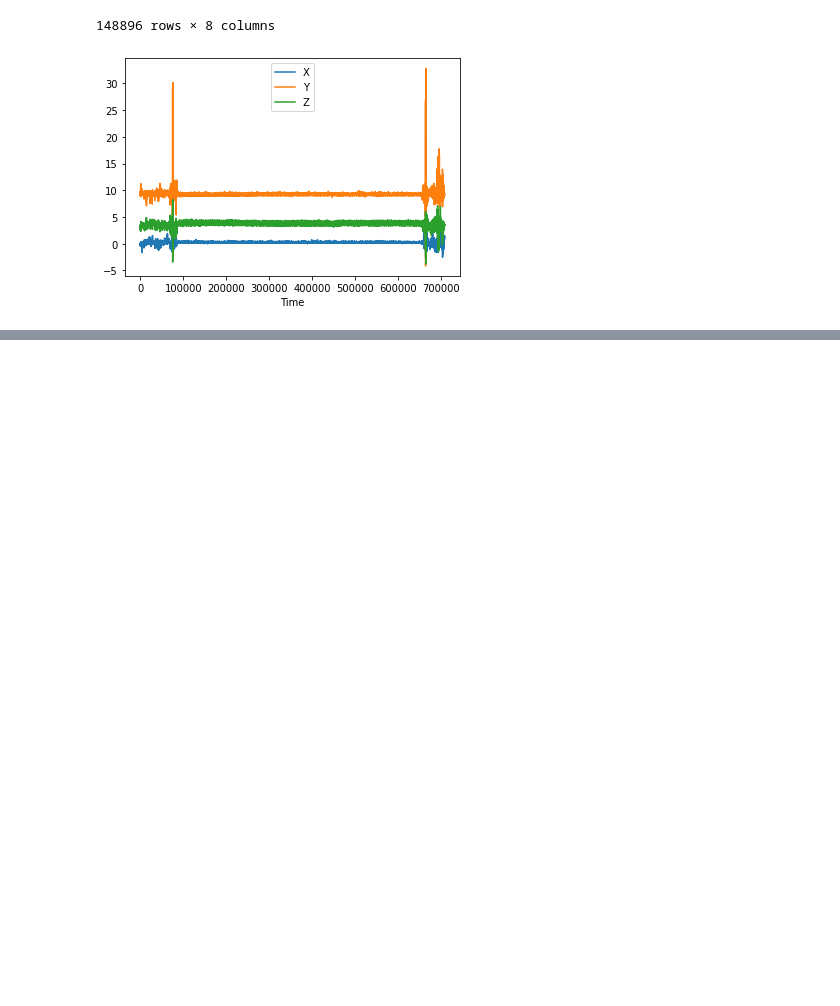
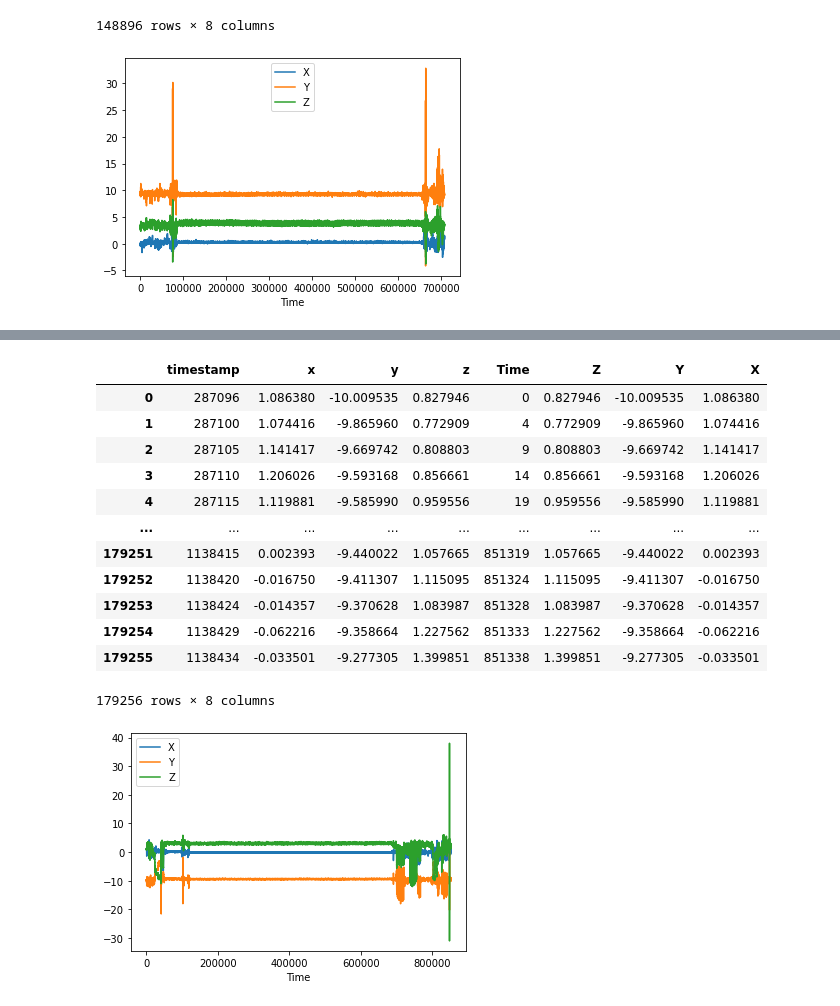
Before and after one commit to finn42/StillStanding_Sensors, a Jupyter notebook: Convert_Measures.ipynb, the cells around one changed output, grey strips where cells are left out. Saved outputs shown, nothing was run; the diff lists cells and outputs as text; code cells hidden in the pictures; blank space fills up the shorter version.

Commit message:
Added Friday Movesense recordings

```diff
--- a/Convert_Measures.ipynb
+++ b/Convert_Measures.ipynb
@@ -189,3 +189,24 @@ df
 | 148895 | 1046017 | 1.275420 | 9.131337 | 3.639613 | 707260 | 3.639613 | 9.131337 | 1.275420 |
 148896 rows × 8 columns
 [figure]
+# %%
+#Movesense
+sessF = '20230203T114458Z_223130000594_acc_stream.csv'
+data_loc = './RawMeasures/Movesense/' # 17301_0000000001.resampled.csv
+# insane error : 15:49:60.000 instead of 15:50:00.000 !! manually fixed in file
+df = pd.read_csv(data_loc + sessF)
+dets = sessF.split('_')
+start_time = dt.datetime.strptime(dets[0][:-1],'%Y%m%dT%H%M%S')
+print(start_time)
+df['Time'] = (df['timestamp']-df.loc[0,'timestamp']) # already in ms, int
+
+df.loc[:,'Z'] = df.loc[:,'z']
+df.loc[:,'Y'] = df.loc[:,'y'] # is this the right X and Y mapping?
+df.loc[:,'X'] = df.loc[:,'x']
+df.plot(x='Time',y = ['X','Y','Z'])
+
+df_out = df.loc[:,['Time','X','Y','Z']]
+df_out.to_csv('./OUTFILES/Movesense_ACC_' + start_time.strftime('%Y%m%dT%H%M%S%f')[:-3] + '.csv' )
+
+df
+# %% [output]
@@ -191,0 +214,14 @@ df
+|  | timestamp | x | y | z | Time | Z | Y | X |
+| 0 | 287096 | 1.086380 | -10.009535 | 0.827946 | 0 | 0.827946 | -10.009535 | 1.086380 |
+| 1 | 287100 | 1.074416 | -9.865960 | 0.772909 | 4 | 0.772909 | -9.865960 | 1.074416 |
+| 2 | 287105 | 1.141417 | -9.669742 | 0.808803 | 9 | 0.808803 | -9.669742 | 1.141417 |
+| 3 | 287110 | 1.206026 | -9.593168 | 0.856661 | 14 | 0.856661 | -9.593168 | 1.206026 |
+| 4 | 287115 | 1.119881 | -9.585990 | 0.959556 | 19 | 0.959556 | -9.585990 | 1.119881 |
+| ... | ... | ... | ... | ... | ... | ... | ... | ... |
+| 179251 | 1138415 | 0.002393 | -9.440022 | 1.057665 | 851319 | 1.057665 | -9.440022 | 0.002393 |
+| 179252 | 1138420 | -0.016750 | -9.411307 | 1.115095 | 851324 | 1.115095 | -9.411307 | -0.016750 |
+| 179253 | 1138424 | -0.014357 | -9.370628 | 1.083987 | 851328 | 1.083987 | -9.370628 | -0.014357 |
+| 179254 | 1138429 | -0.062216 | -9.358664 | 1.227562 | 851333 | 1.227562 | -9.358664 | -0.062216 |
+| 179255 | 1138434 | -0.033501 | -9.277305 | 1.399851 | 851338 | 1.399851 | -9.277305 | -0.033501 |
+179256 rows × 8 columns
+[figure, added]
```
Also changed, not shown: parts of 3 cells of this notebook, 14 other files.
